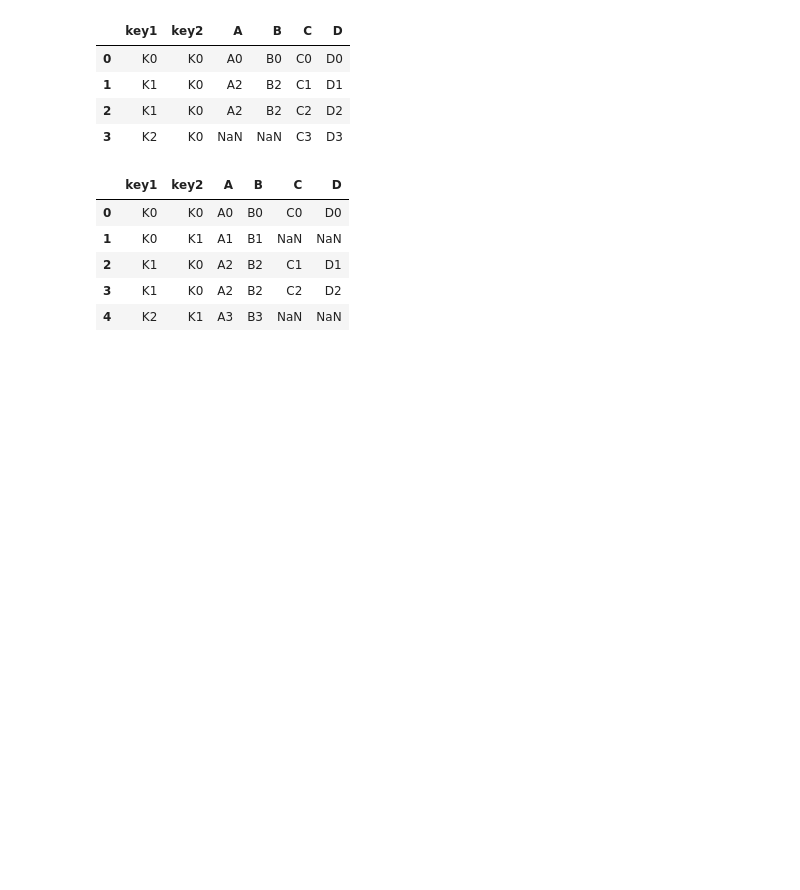
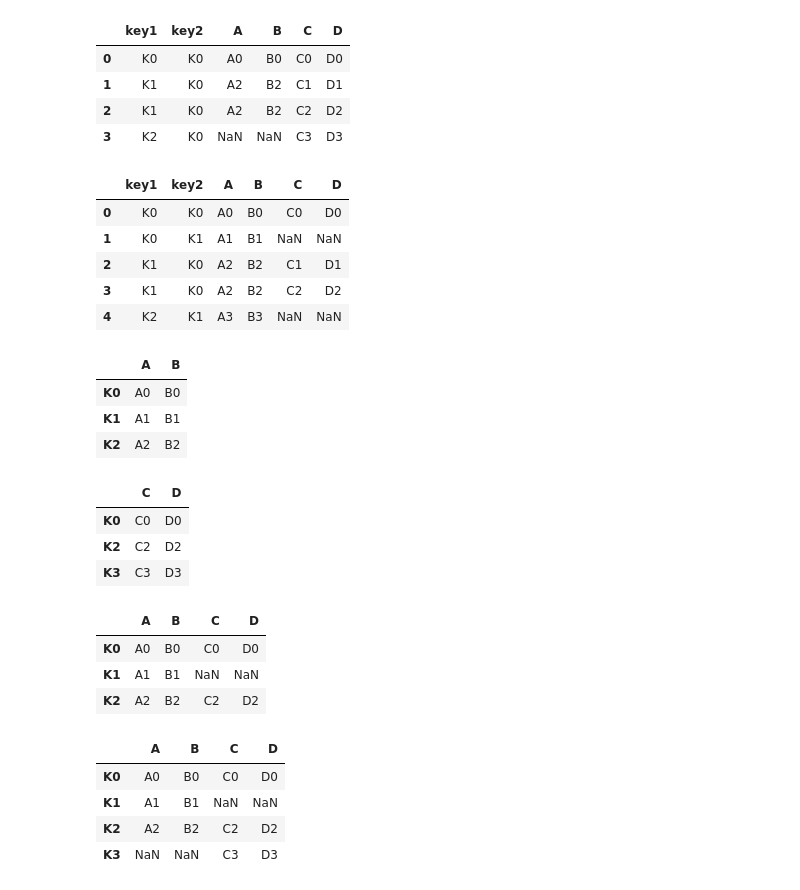
Before and after one commit to ludiemert/Analyzing_Data_Pandas_SQL, a Jupyter notebook: 7_Merge_join_concat.ipynb, the cells around one changed output. Cells and saved outputs as stored; diff of their text form; code cells hidden in the pictures; blank space fills up the shorter version.

Commit message:
add img merge, concat and join

```diff
--- a/7_Merge_join_concat.ipynb
+++ b/7_Merge_join_concat.ipynb
@@ -209,3 +209,44 @@ pd.merge(esquerda, direita, how="left", on=['key1', 'key2'])
 | 2 | K1 | K0 | A2 | B2 | C1 | D1 |
 | 3 | K1 | K0 | A2 | B2 | C2 | D2 |
 | 4 | K2 | K1 | A3 | B3 | NaN | NaN |
+# %%
+# Method => Join => Juntar é um método conveniente para combinar as colunas de dois DataFrames indexados potencialmente diferentes em um único resultado DataFrame.
+
+esquerda = pd.DataFrame({'A': ['A0', 'A1', 'A2'],
+                     'B': ['B0', 'B1', 'B2']},
+                      index=['K0', 'K1', 'K2'])
+
+direita = pd.DataFrame({'C': ['C0', 'C2', 'C3'],
+                    'D': ['D0', 'D2', 'D3']},
+                      index=['K0', 'K2', 'K3'])
+# %%
+esquerda
+# %% [output]
+|  | A | B |
+| K0 | A0 | B0 |
+| K1 | A1 | B1 |
+| K2 | A2 | B2 |
+# %%
+direita
+# %% [output]
+|  | C | D |
+| K0 | C0 | D0 |
+| K2 | C2 | D2 |
+| K3 | C3 | D3 |
+# %%
+# join foca nos indices o merge foca em orienta qdo tem elementos perdidos
+# acesso o Join dentro do DataFrame, os outros eu pegava dentro do pd
+esquerda.join(direita) # eu quero fazer um Join com os elementos da direita e da esquerda
+# %% [output]
+|  | A | B | C | D |
+| K0 | A0 | B0 | C0 | D0 |
+| K1 | A1 | B1 | NaN | NaN |
+| K2 | A2 | B2 | C2 | D2 |
+# %%
+esquerda.join(direita, how="outer")
+# %% [output]
+|  | A | B | C | D |
+| K0 | A0 | B0 | C0 | D0 |
+| K1 | A1 | B1 | NaN | NaN |
+| K2 | A2 | B2 | C2 | D2 |
+| K3 | NaN | NaN | C3 | D3 |
```
Also changed, not shown: 5 other files.
